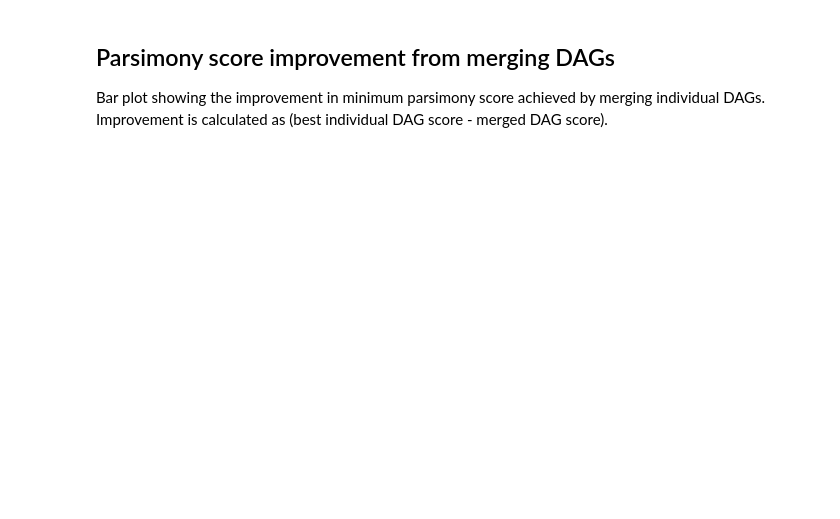
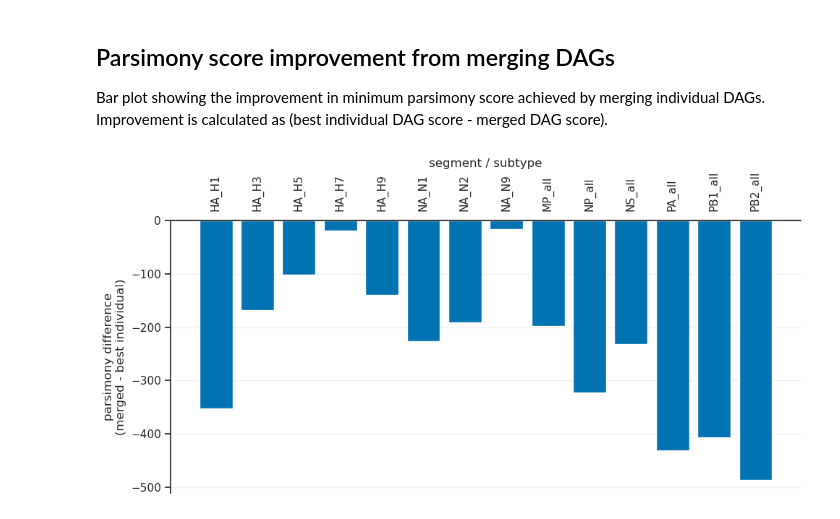
Before and after one commit to matsengrp/flu-usher, a Jupyter notebook: notebooks/analyze_dags.ipynb, the cells around one changed output. Cells and saved outputs as stored; diff of their text form; code cells hidden in the pictures; blank space fills up the shorter version.

Commit message:
Update notebook for analyzing parsimony scores

```diff
--- a/notebooks/analyze_dags.ipynb
+++ b/notebooks/analyze_dags.ipynb
@@ -140,7 +158,7 @@ for segment_subtype in dag_stats_df['segment_subtype'].unique():
     if len(merged) > 0 and len(individual) > 0:
         best_individual = individual['min_parsimony'].min()
         merged_parsimony = merged['min_parsimony'].iloc[0]
-        improvement = best_individual - merged_parsimony
+        improvement = merged_parsimony - best_individual
 
         improvements.append({
             'segment_subtype': segment_subtype,
@@ -151,40 +169,39 @@ for segment_subtype in dag_stats_df['segment_subtype'].unique():
 
 improvements_df = pd.DataFrame(improvements)
 
 # Define custom order: HA segments first, then NA segments, then the rest
 ha_segments = sorted([s for s in improvements_df['segment_subtype'] if s.startswith('HA_')])
 na_segments = sorted([s for s in improvements_df['segment_subtype'] if s.startswith('NA_')])
 other_segments = sorted([s for s in improvements_df['segment_subtype'] if not s.startswith('HA_') and not s.startswith('NA_')])
 segment_order = ha_segments + na_segments + other_segments
 
 # Reorder dataframe
 improvements_df_ordered = improvements_df.set_index('segment_subtype').loc[segment_order].reset_index()
 
 # Create bar plot
 fig, ax = plt.subplots(figsize=(10, 5))
 
 x = range(len(improvements_df_ordered))
 ax.bar(x, improvements_df_ordered['improvement'])
 
-ax.set_xlabel('Segment / Subtype')
-ax.set_ylabel('Parsimony Improvement\n(Best Individual - Merged)')
-ax.set_title('Parsimony Score Improvement from Merging DAGs')
+ax.set_xlabel('segment / subtype')
+ax.set_ylabel('parsimony difference\n(merged - best individual)')
+
+# Move x-axis to top
+ax.xaxis.tick_top()
+ax.xaxis.set_label_position('top')
 
 # Set x-tick labels
 ax.set_xticks(x)
 ax.set_xticklabels(improvements_df_ordered['segment_subtype'], rotation=90)
 
-# Add value labels on bars
-for i, (idx, row) in enumerate(improvements_df_ordered.iterrows()):
-    ax.text(i, row['improvement'] + max(improvements_df_ordered['improvement']) * 0.01,
-            f"{int(row['improvement'])}",
-            ha='center', va='bottom', fontsize=8)
-
 # Add horizontal line at y=0
 ax.axhline(0, color='black', linewidth=0.8, linestyle='-', alpha=0.3)
 
-sns.despine(ax=ax)
+sns.despine(ax=ax, top=False, bottom=True)
 ax.yaxis.grid(True, alpha=0.3)
 
 plt.tight_layout()
 plt.show()
+# %% [output]
+[figure, added]
```
Also changed, not shown: parts of 1 cell of this notebook, 1 other file.
